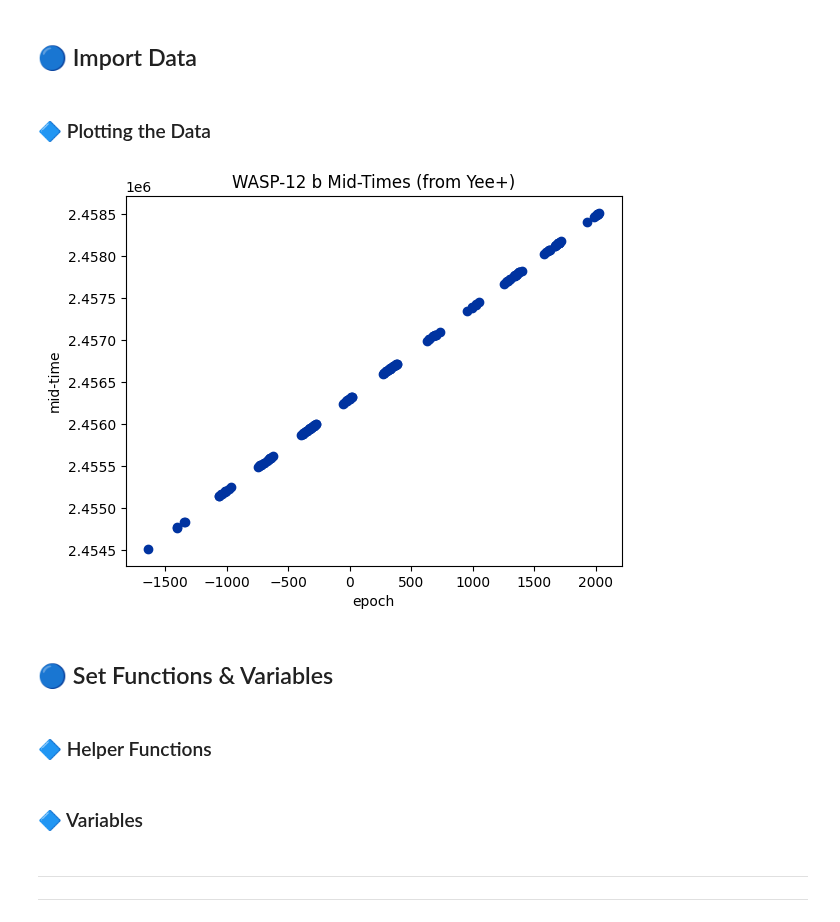
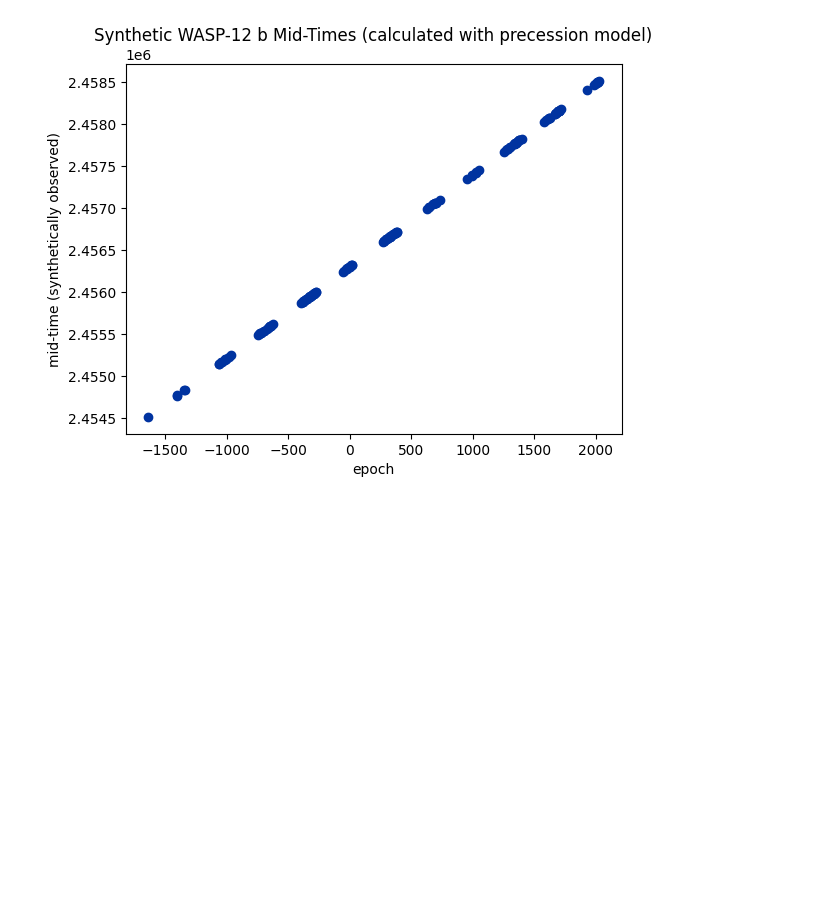
Before and after one commit to BoiseStatePlanetary/susie, a Jupyter notebook: notebooks/lm_fit_testing.ipynb, the cells around one changed output. Saved outputs shown, nothing was run; the diff lists cells and outputs as text; code cells hidden in the pictures; blank space fills up the shorter version.

```diff
--- a/notebooks/lm_fit_testing.ipynb
+++ b/notebooks/lm_fit_testing.ipynb
@@ -22,5 +16,3 @@ from src.susie.ephemeris import Ephemeris, PrecessionModelEphemeris
 import matplotlib.pyplot as plt
 
 from lmfit import Model
-# %% [markdown]
-## 🔵 Import Data
@@ -31,17 +28,11 @@ tra_or_occs = np.array(data["tra_or_occ"])
 epochs = np.array(data["epoch"].astype('int'))
 mid_times = np.array(data["mid_time"])
 mid_time_errs = np.array(data["mid_time_err"])
-# %% [markdown]
-### 🔷 Plotting the Data
 # %%
 plt.scatter(epochs, mid_times, color="#0033A0")
 plt.xlabel("epoch")
-plt.ylabel("mid-time")
-plt.title("WASP-12 b Mid-Times (from Yee+)")
+plt.ylabel("mid-time (synthetically observed)")
+plt.title("Synthetic WASP-12 b Mid-Times (calculated with precession model)")
 plt.show()
 # %% [output]
-[figure, old version]
+[figure, new version]
-# %% [markdown]
-## 🔵 Set Functions & Variables
-# %% [markdown]
-### 🔷 Helper Functions
@@ -177,5 +38,0 @@ def plot_oc_plot(ephemeris_obj, model, T0, P):
-# %% [markdown]
-### 🔷 Variables
-# %% [markdown]
-<hr>
-<hr>
```
Also changed, not shown: parts of 96 cells of this notebook, 2 other files.
